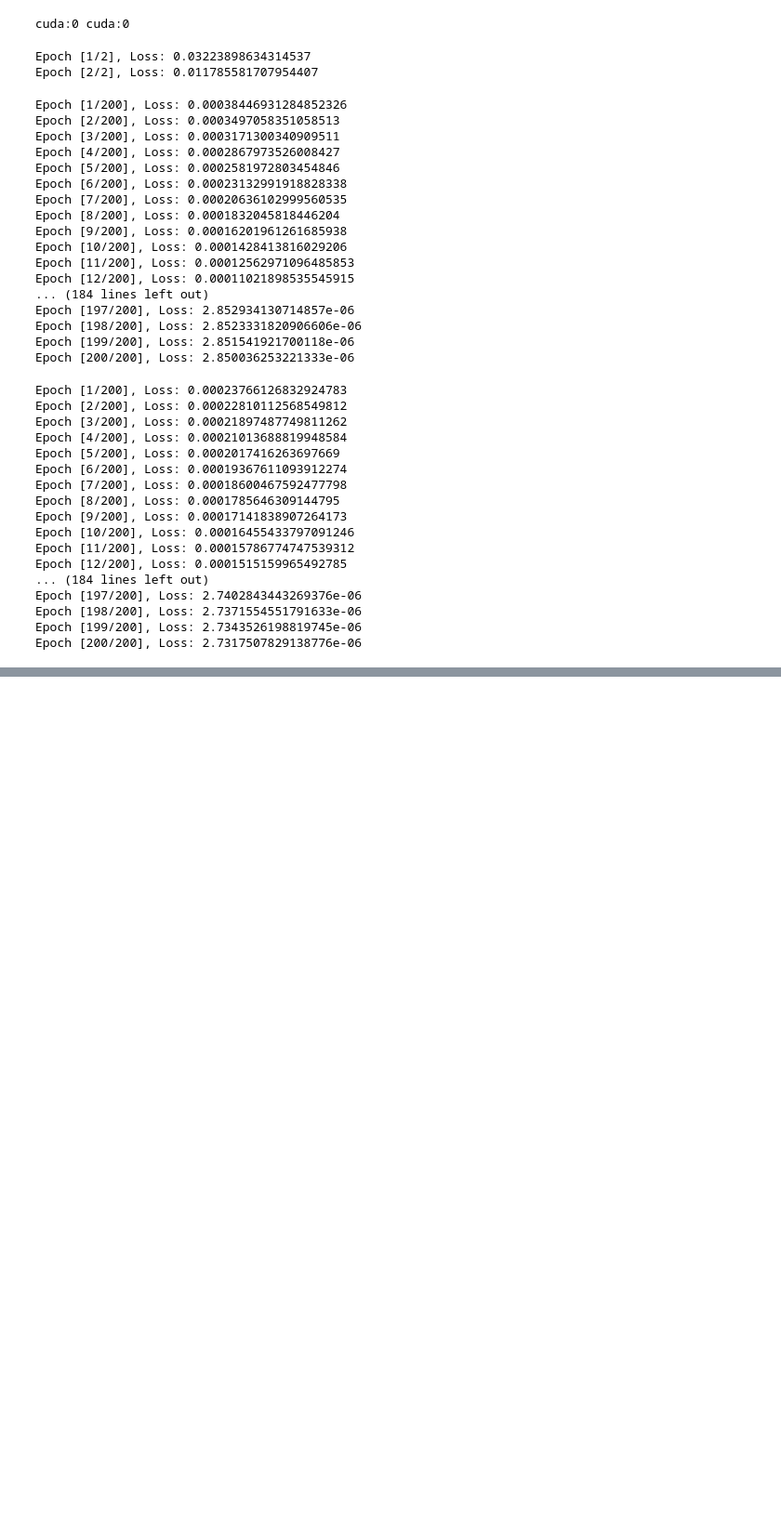
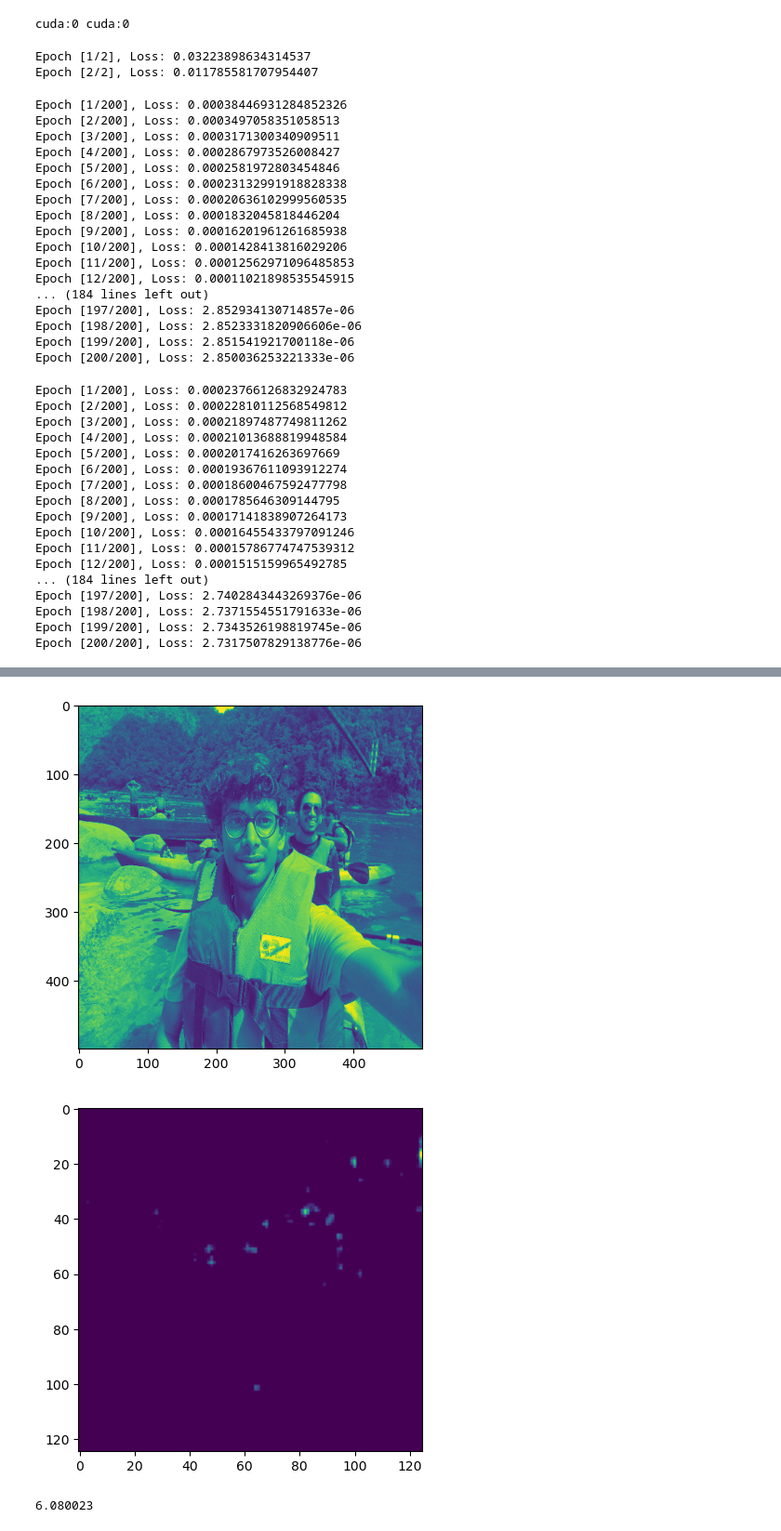
Before and after one commit to Redluigi1/Crowd_counting_using_MCNN, a Jupyter notebook: main.ipynb, the cells around one changed output, grey strips where cells are left out. Shown at 93% size. Saved outputs shown, nothing was run; the diff lists cells and outputs as text; code cells hidden in the pictures; blank space fills up the shorter version.

```diff
--- a/main.ipynb
+++ b/main.ipynb
@@ -744,0 +812,20 @@ torch.Size([1, 1, 1024, 786])
+# %%
+
+input_image = image_to_matrix_for_eval('trip.jpg')
+output_image = MODEL(input_image)
+
+input_image = input_image.squeeze()
+input_image = input_image.detach().cpu().numpy()
+
+output_image = output_image.squeeze().detach().cpu().numpy()
+
+plt.imshow(input_image)
+plt.show()
+plt.imshow(output_image)
+plt.show()
+
+print(np.sum(output_image))
+# %% [output]
+[figure, added]
+[figure, added]
+6.080023
```
Also changed, not shown: parts of 12 cells of this notebook.
